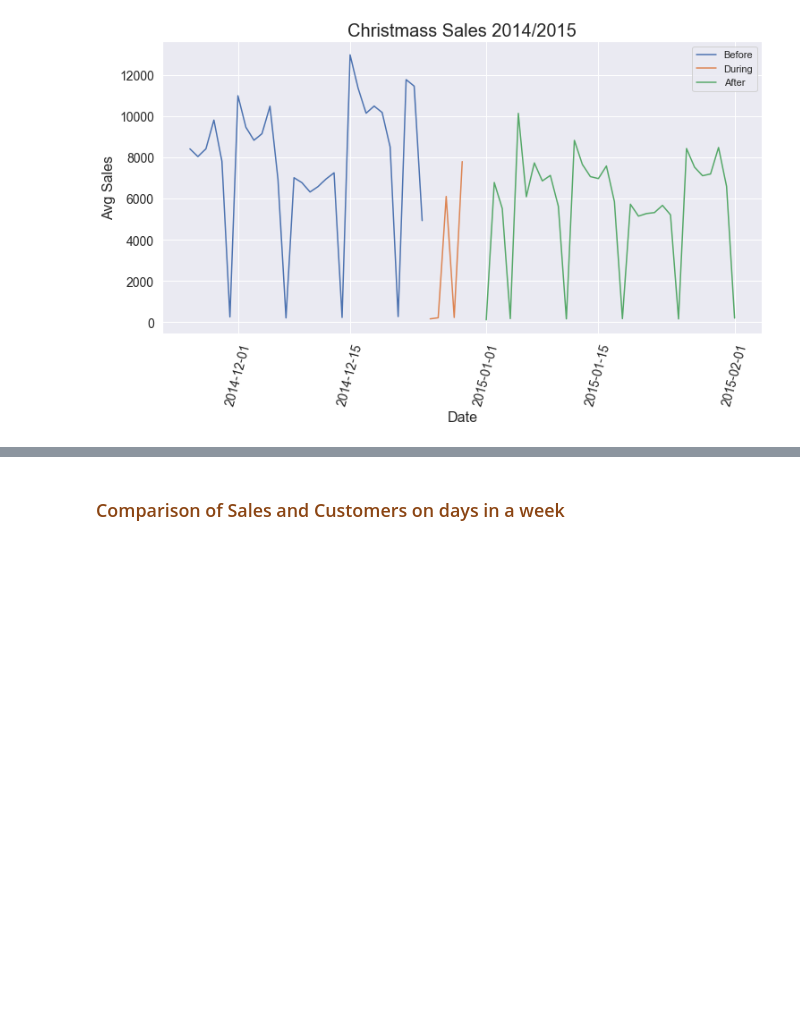
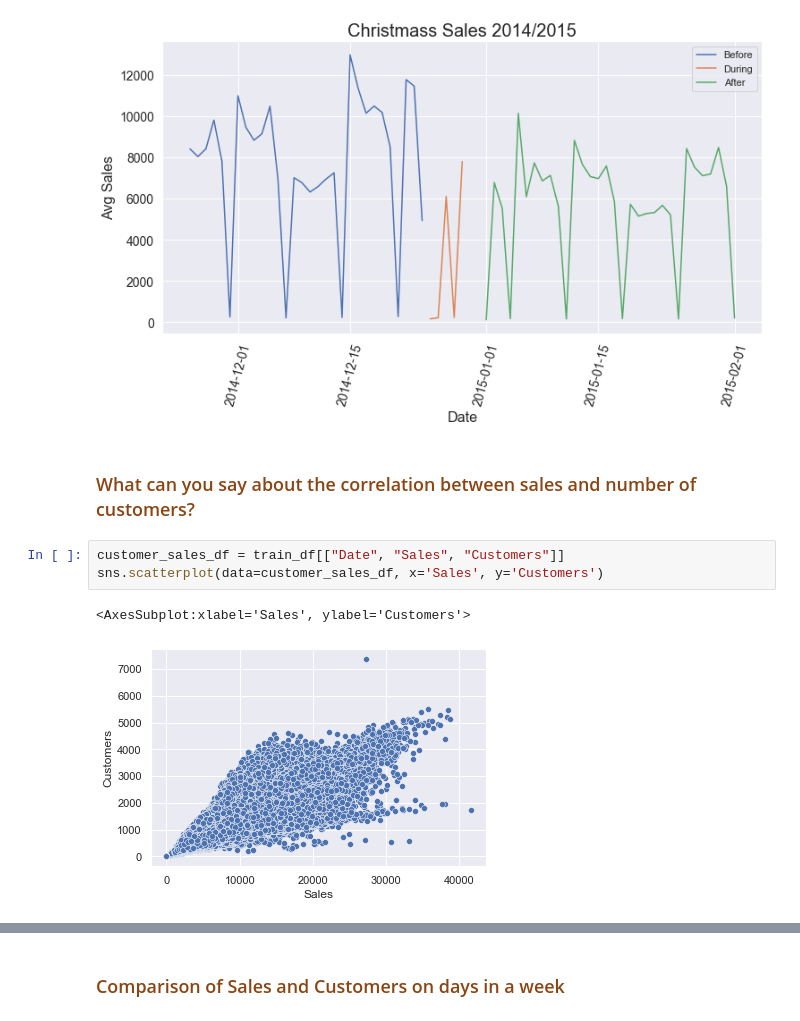
Before and after one commit to Melak2017/Pharmaceutical-Sales-Prediction-, a Jupyter notebook: notebooks/data_exploration.ipynb, the cells around one changed output, grey strips where cells are left out. Saved outputs shown, nothing was run; the diff lists cells and outputs as text; blank space fills up the shorter version.

Commit message:
correlation between sales and customers

```diff
--- a/notebooks/data_exploration.ipynb
+++ b/notebooks/data_exploration.ipynb
@@ -364,3 +364,11 @@ plt.ylabel(ylabel="Avg Sales", fontsize=16)
 plt.show()
 # %% [output]
 [figure]
+# %% [markdown]
+### <font color='saddlebrown'>What can you say about the correlation between sales and number of customers?</font>
+# %%
+customer_sales_df = train_df[["Date", "Sales", "Customers"]]
+sns.scatterplot(data=customer_sales_df, x='Sales', y='Customers')
+# %% [output]
+<AxesSubplot:xlabel='Sales', ylabel='Customers'>
+[figure, added]
```
Also changed, not shown: parts of 3 cells of this notebook.
